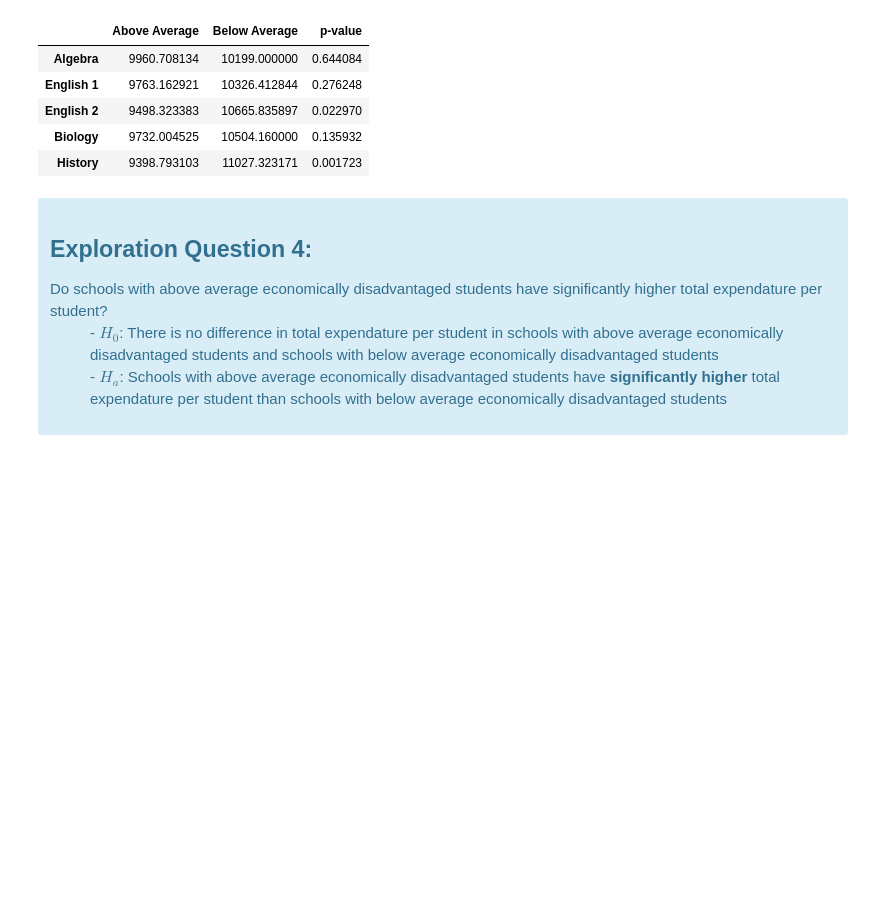
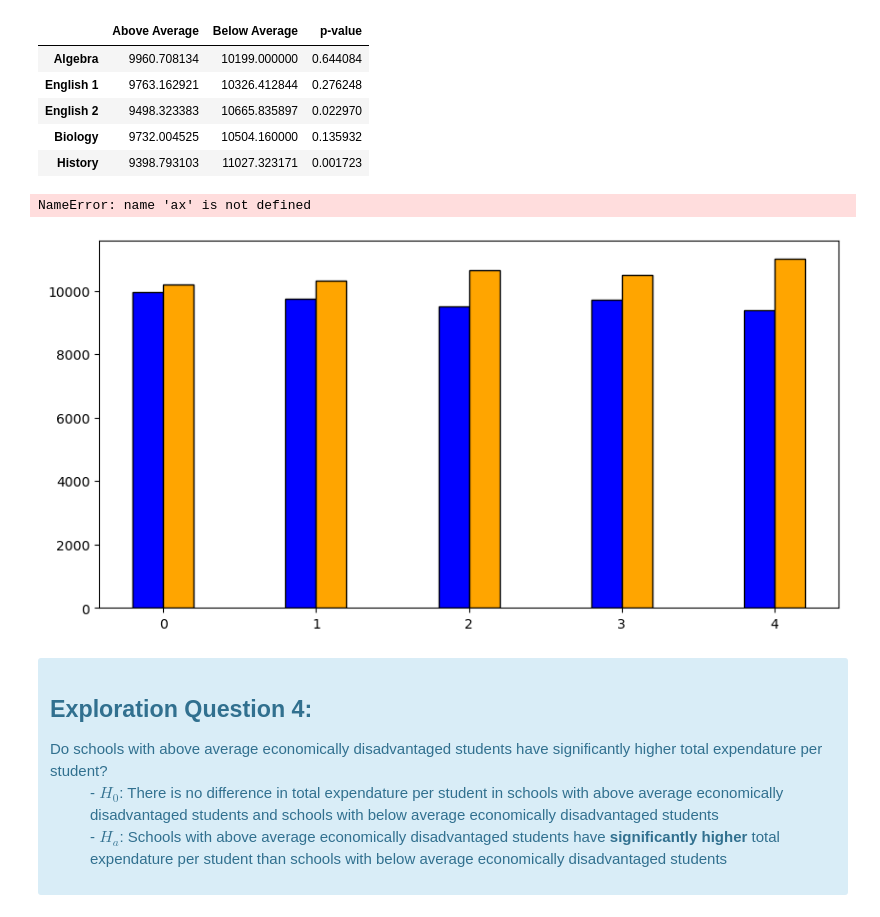
Before and after one commit to college-readiness-preds/capstone_readiness, a Jupyter notebook: Andy/final_notebook.ipynb, the cells around one changed output. Cells and saved outputs as stored; diff of their text form; code cells hidden in the pictures; blank space fills up the shorter version.

```diff
--- a/Andy/final_notebook.ipynb
+++ b/Andy/final_notebook.ipynb
@@ -141,3 +139,8 @@ ex.v
+# %%
+ex.viz_econdis_total_expend(train)
+# %% [output]
+NameError: name 'ax' is not defined
+[figure, added]
 # %% [markdown]
 <div class="alert alert-info">
     <header>
```
Also changed, not shown: parts of 6 cells of this notebook, 1 other file.
